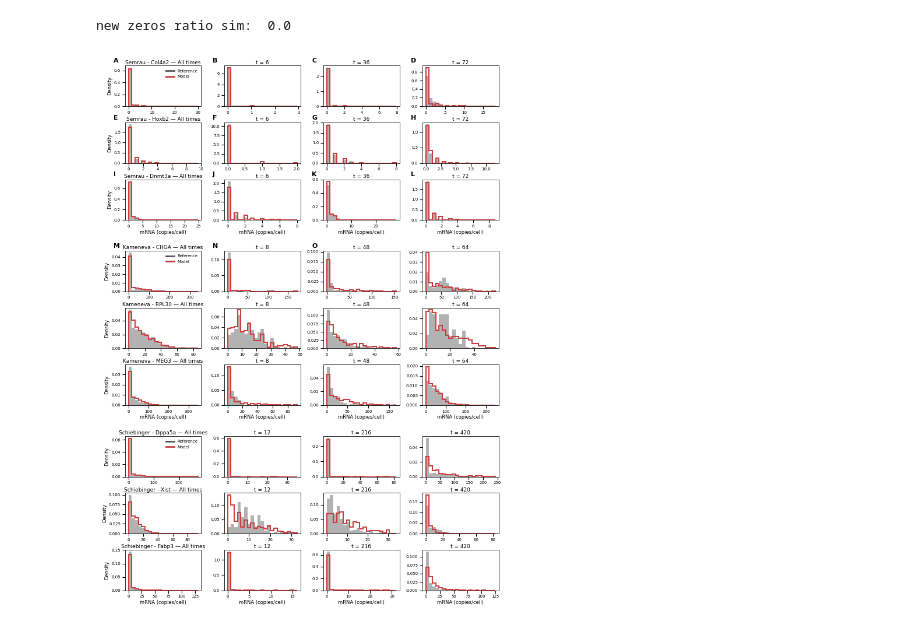
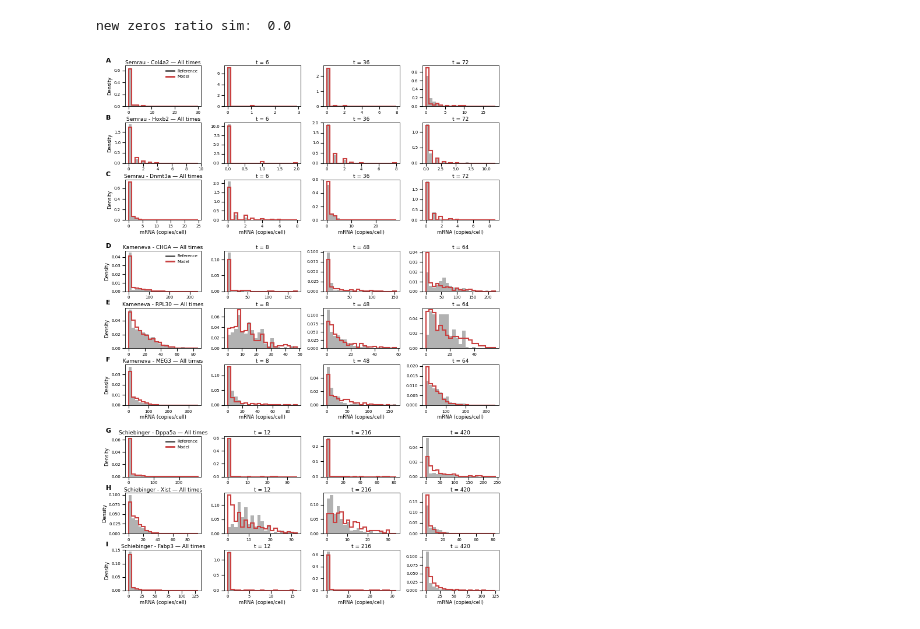
Before and after one commit to eliasventre/CardamomOT, a Jupyter notebook: results_article/Benchmark_on_simulated_data/figure_s4.ipynb, the cells around one changed output. Drawn from its saved outputs; the diff is of its cells as text; code cells hidden in the pictures.

```diff
--- a/results_article/Benchmark_on_simulated_data/figure_s4.ipynb
+++ b/results_article/Benchmark_on_simulated_data/figure_s4.ipynb
@@ -131,11 +133,12 @@ gs03 = gs[2, 0].subgridspec(3, 4, hspace=0.4, wspace=0.3)
 axes = (
     [fig.add_subplot(gs01[r, c]) for r in range(3) for c in range(4)] +
     [fig.add_subplot(gs02[r, c]) for r in range(3) for c in range(4)] +
-    [fig.add_subplot(gs03[r, c]) for r in range(3) for c in range(4) ]
+    [fig.add_subplot(gs03[r, c]) for r in range(3) for c in range(4)]
 )
 
-for ax, label in zip(axes, "ABCDEFGHIJKLMNO"):
-    ax.text(-0.15, 1.05, label, transform=ax.transAxes,
+# Add one panel label per row (3 datasets x 3 rows = 9 labels).
+for ax, label in zip(axes[::4], "ABCDEFGHI"):
+    ax.text(-0.25, 1.05, label, transform=ax.transAxes,
             ha="left", va="bottom", fontsize=8, fontweight="bold", clip_on=False)
 
 gene_plot_configs = [
@@ -155,32 +158,32 @@ for ax_slice, adata_ref, x_sim, t_sim, hist_genes, dataset_name in gene_plot_con
 
     ax_grid = np.array(ax_slice).reshape(3, 4)
 
     for row, g in enumerate(hist_genes[:3]):
         gname = adata_ref.var_names[g]
 
         # First column
         draw_hist(
             ax_grid[row, 0],
             x_ref[:, g],
             x_sim[:, g],
             f"{dataset_name} - {gname} — All times",
             show_legend=(row == 0),
             show_xlabel=(row == 2),
             show_ylabel=True,
         )
 
         # Next 3 columns
         for col, tp in enumerate(sel_times, start=1):
             draw_hist(
                 ax_grid[row, col],
                 x_ref[t_ref == tp, g],
                 x_sim[t_sim == tp, g],
                 f"t = {tp:g}",
                 show_xlabel=(row == 2),
                 show_ylabel=False,
             )
 
-plt.savefig('figure_s4.pdf', dpi=300, bbox_inches='tight')
+plt.savefig('figureS4.pdf', dpi=300, bbox_inches='tight')
 plt.show()
 # %% [output]
-[figure, old version]
+[figure, new version]
```
Also changed, not shown: parts of 1 cell of this notebook, 59 other files.
